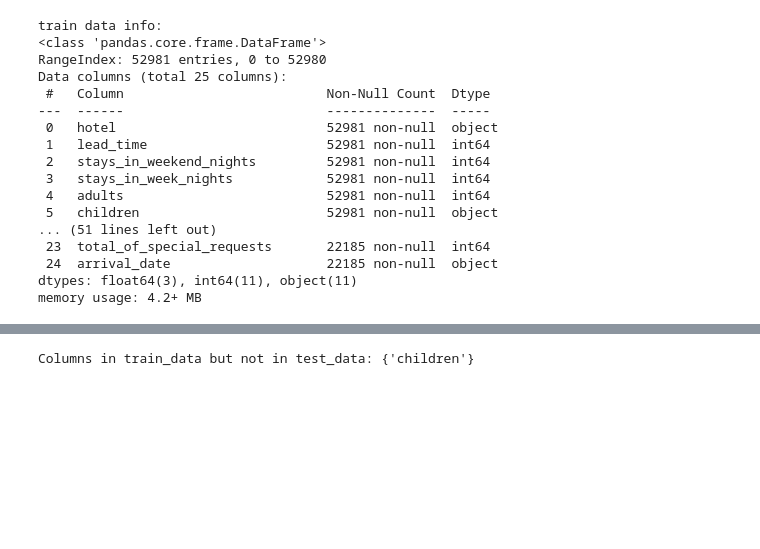
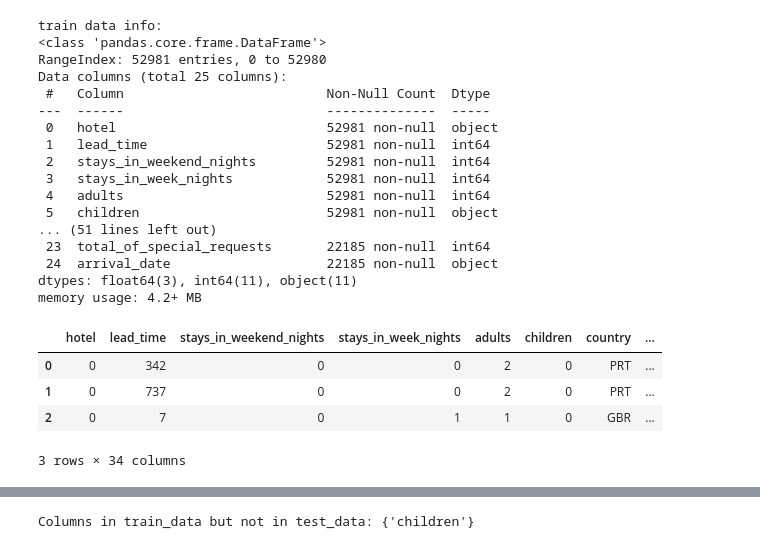
Before and after one commit to ThMRudolf/2025_AM_Parcial, a Jupyter notebook: src/notebooks/reg_log_rdf_v01.ipynb, the cells around one changed output, grey strips where cells are left out. Cells and saved outputs as stored; diff of their text form; code cells hidden in the pictures; blank space fills up the shorter version.

```diff
--- a/src/notebooks/reg_log_rdf_v01.ipynb
+++ b/src/notebooks/reg_log_rdf_v01.ipynb
@@ -30,3 +32,11 @@ Data columns (total 25 columns):
  24  arrival_date                    22185 non-null  object
 dtypes: float64(3), int64(11), object(11)
 memory usage: 4.2+ MB
+# %%
+train_data.head(3)
+# %% [output]
+|  | hotel | lead_time | stays_in_weekend_nights | stays_in_week_nights | adults | children | country | ... |
+| 0 | 0 | 342 | 0 | 0 | 2 | 0 | PRT | ... |
+| 1 | 0 | 737 | 0 | 0 | 2 | 0 | PRT | ... |
+| 2 | 0 | 7 | 0 | 1 | 1 | 0 | GBR | ... |
+3 rows × 34 columns
```
Also changed, not shown: parts of 20 cells of this notebook, 6 other files.
